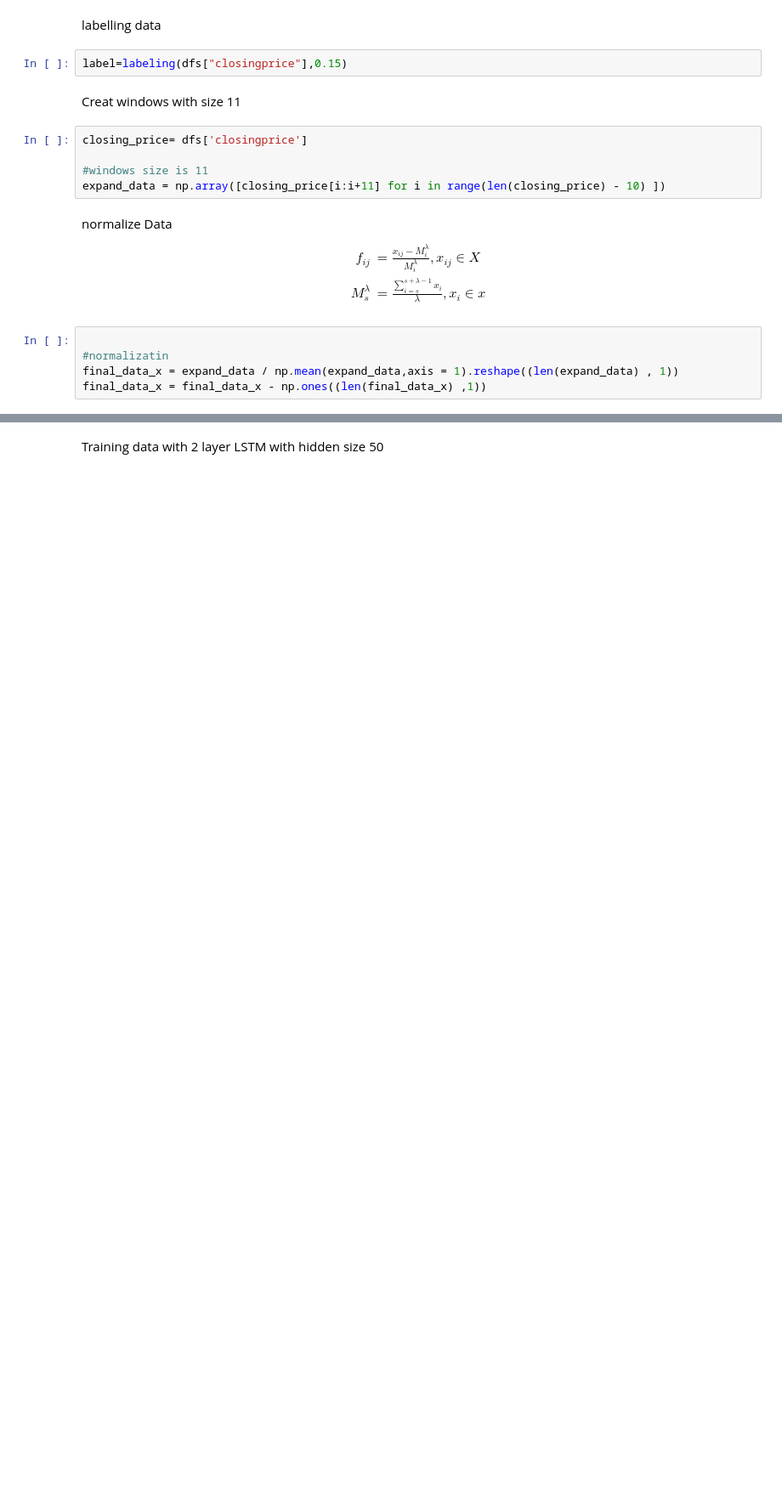
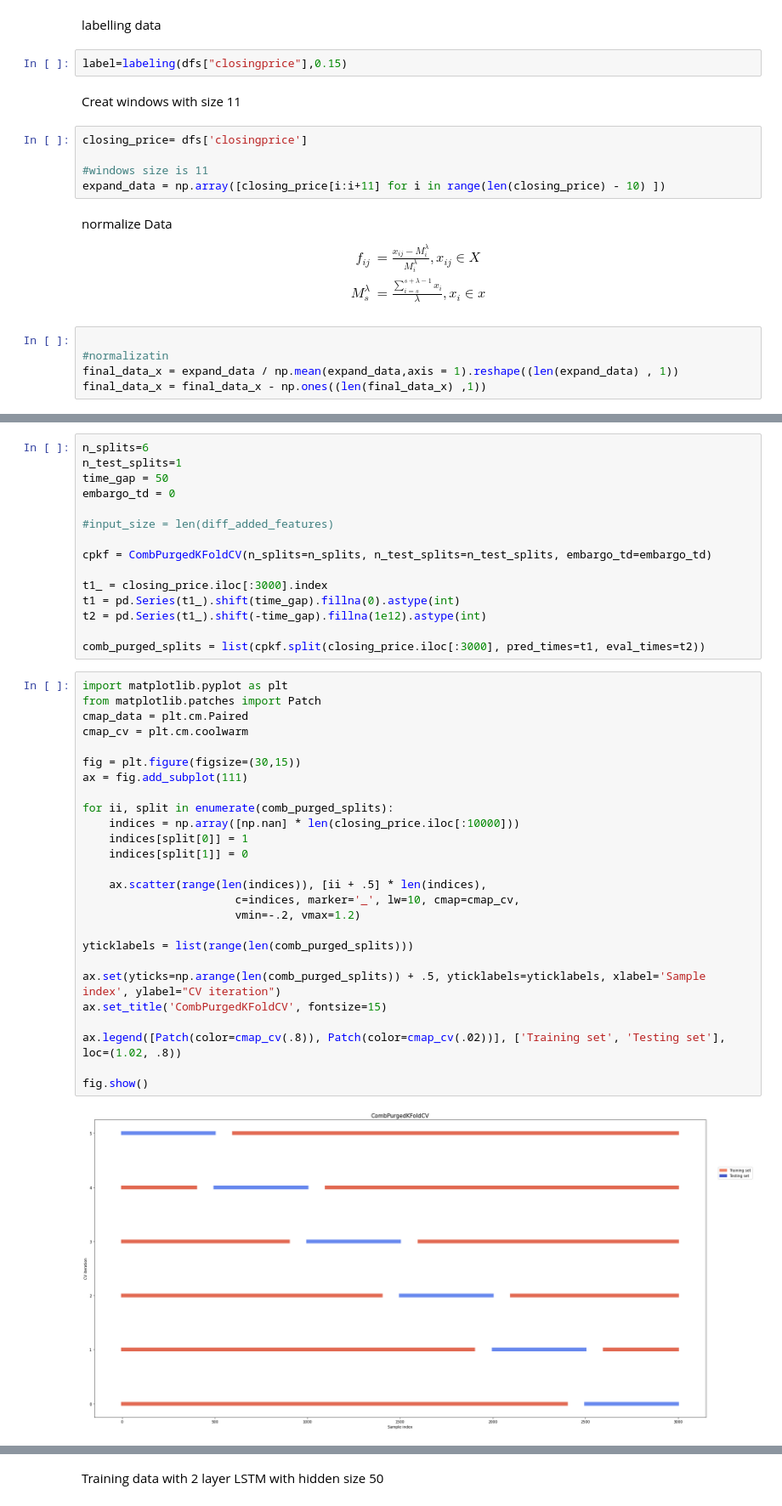
Before and after one commit to fshnkarimi/Labeling, a Jupyter notebook: Time_Series_Labelling.ipynb, the cells around one changed output, grey strips where cells are left out. Shown: that part at 85% size. Saved outputs shown, nothing was run; the diff lists cells and outputs as text; blank space fills up the shorter version.

Commit message:
purge_1

```diff
--- a/Time_Series_Labelling.ipynb
+++ b/Time_Series_Labelling.ipynb
@@ -92,0 +530,43 @@ x_test = x_test.reshape(x_test.shape[0],x_test.shape[1] , 1)
+# %%
+n_splits=6
+n_test_splits=1
+time_gap = 50
+embargo_td = 0
+
+#input_size = len(diff_added_features)
+
+cpkf = CombPurgedKFoldCV(n_splits=n_splits, n_test_splits=n_test_splits, embargo_td=embargo_td)
+
+t1_ = closing_price.iloc[:3000].index
+t1 = pd.Series(t1_).shift(time_gap).fillna(0).astype(int)
+t2 = pd.Series(t1_).shift(-time_gap).fillna(1e12).astype(int)
+
+comb_purged_splits = list(cpkf.split(closing_price.iloc[:3000], pred_times=t1, eval_times=t2))
+# %%
+import matplotlib.pyplot as plt
+from matplotlib.patches import Patch
+cmap_data = plt.cm.Paired
+cmap_cv = plt.cm.coolwarm
+
+fig = plt.figure(figsize=(30,15))
+ax = fig.add_subplot(111)
+
+for ii, split in enumerate(comb_purged_splits):
+    indices = np.array([np.nan] * len(closing_price.iloc[:10000]))
+    indices[split[0]] = 1
+    indices[split[1]] = 0
+
+    ax.scatter(range(len(indices)), [ii + .5] * len(indices),
+                       c=indices, marker='_', lw=10, cmap=cmap_cv,
+                       vmin=-.2, vmax=1.2)
+
+yticklabels = list(range(len(comb_purged_splits)))
+
+ax.set(yticks=np.arange(len(comb_purged_splits)) + .5, yticklabels=yticklabels, xlabel='Sample index', ylabel="CV iteration")
+ax.set_title('CombPurgedKFoldCV', fontsize=15)
+
+ax.legend([Patch(color=cmap_cv(.8)), Patch(color=cmap_cv(.02))], ['Training set', 'Testing set'], loc=(1.02, .8))
+
+fig.show()
+# %% [output]
+[figure, added]
```
Also changed, not shown: parts of 20 cells of this notebook.
